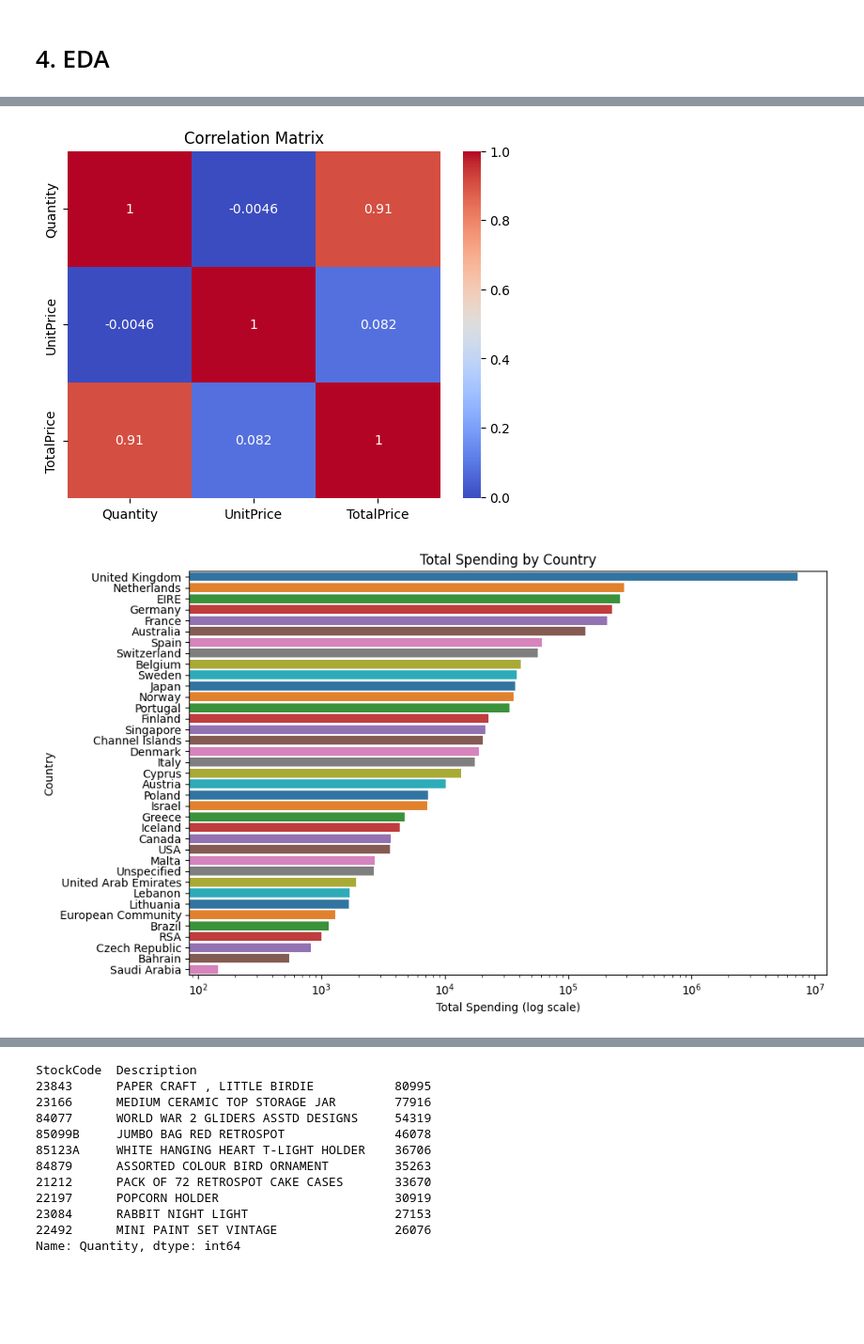
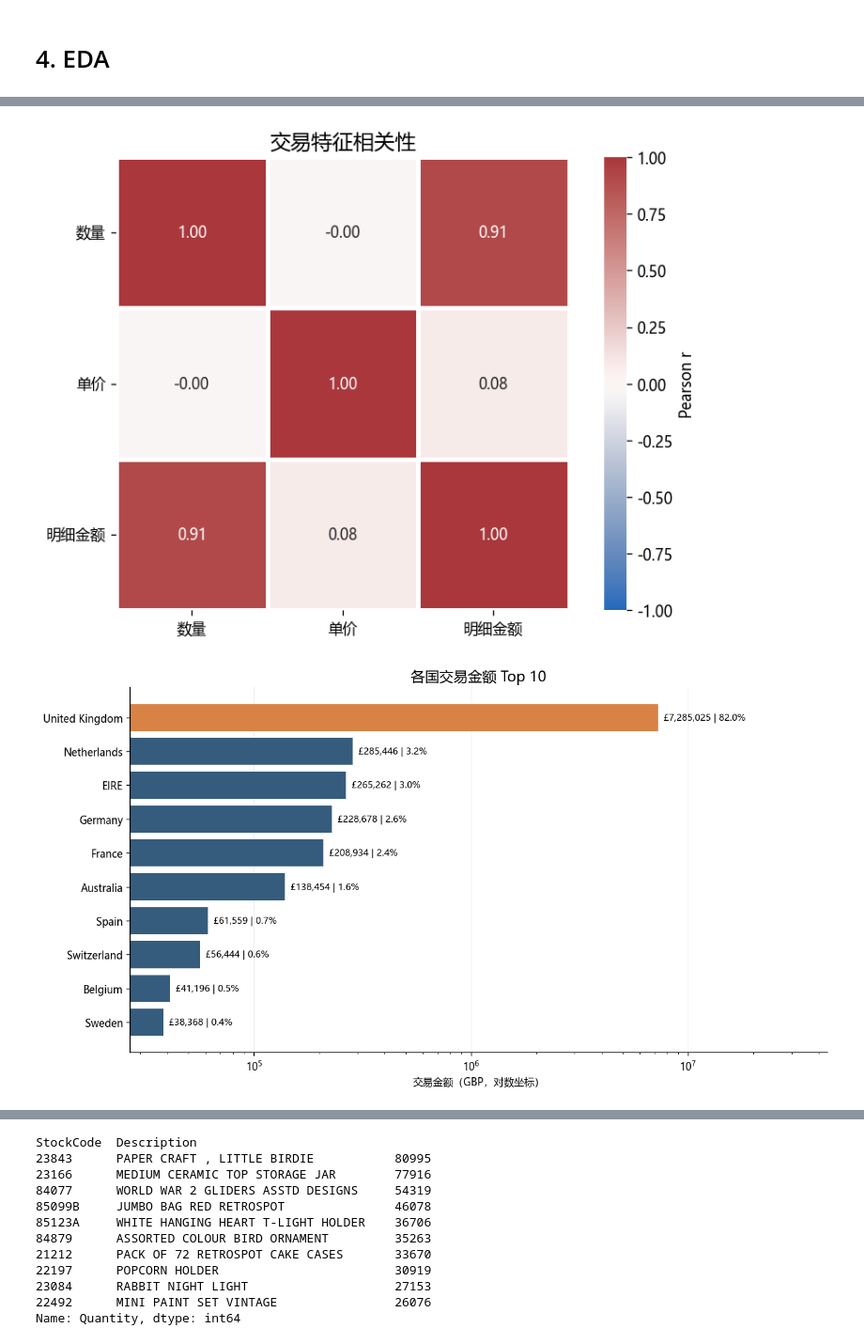
Before and after one commit to byyears/Online-Retail, a Jupyter notebook: 简要分析与数据预处理.ipynb, the cells around one changed output, grey strips where cells are left out. Shown at 94% size. Cells and saved outputs as stored; diff of their text form; code cells hidden in the pictures; blank space fills up the shorter version.

```diff
--- a/简要分析与数据预处理.ipynb
+++ b/简要分析与数据预处理.ipynb
@@ -284,33 +284,46 @@ df.head()
 # %%
 import matplotlib.pyplot as plt
 import seaborn as sns
 
+plt.rcParams.update({
+    'font.sans-serif': ['Microsoft YaHei', 'SimHei', 'DejaVu Sans'],
+    'axes.unicode_minus': False, 'figure.dpi': 120,
+    'axes.titlesize': 14, 'axes.spines.top': False, 'axes.spines.right': False,
+    'axes.grid': True, 'grid.alpha': 0.18, 'axes.axisbelow': True,
+    'legend.frameon': False,
+})
+BLUE, TEAL, ORANGE = '#355C7D', '#218C8D', '#D98245'
+
 df_view = df[df['Quantity'] > 0]
 corr = df_view[['Quantity', 'UnitPrice', 'TotalPrice']].corr()
-sns.heatmap(corr, annot=True, cmap='coolwarm')
-plt.title('Correlation Matrix')
+fig, ax = plt.subplots(figsize=(7, 5))
+sns.heatmap(corr, annot=True, fmt='.2f', cmap='vlag', vmin=-1, vmax=1,
+            center=0, square=True, linewidths=2, ax=ax, cbar_kws={'label': 'Pearson r'})
+ax.set(title='交易特征相关性')
+ax.set_xticklabels(['数量', '单价', '明细金额'], rotation=0)
+ax.set_yticklabels(['数量', '单价', '明细金额'], rotation=0)
+plt.tight_layout()
 plt.show()
 # %% [output]
-[figure, old version]
+[figure, new version]
 # %%
-# 不同国家的GMV
 country_gmv = df_view.groupby('Country')['TotalPrice'].sum().sort_values(ascending=False)
+top = country_gmv.head(10).sort_values()
 
-plt.figure(figsize=(10, 6))
-sns.barplot(
-    x=country_gmv.values,
-    y=country_gmv.index,
-    hue=country_gmv.index,
-    palette='tab10',
-    dodge=False,
-    legend=False
-)
-plt.xscale('log')
-plt.title('Total Spending by Country')
-plt.xlabel('Total Spending (log scale)')
-plt.ylabel('Country')
+fig, ax = plt.subplots(figsize=(11, 6))
+
+bars = ax.barh(top.index, top.values, color=[ORANGE if x == country_gmv.index[0] else BLUE for x in top.index])
+
+ax.set_xscale('log')
+ax.set(title='各国交易金额 Top 10',
+       xlabel='交易金额（GBP，对数坐标）', ylabel='')
+
+for bar, value in zip(bars, top.values):
+    ax.text(value * 1.06, bar.get_y() + bar.get_height()/2, f'£{value:,.0f} | {value/country_gmv.sum():.1%}', va='center', fontsize=9)
+ax.set_xlim(max(top.min() * 0.7, 1), top.max() * 6)
+ax.grid(axis='y', visible=False)
 plt.tight_layout()
 plt.show()
 # %% [output]
-[figure, old version]
+[figure, new version]
 # %%
```
Also changed, not shown: parts of 2 cells of this notebook, 3 other files.
